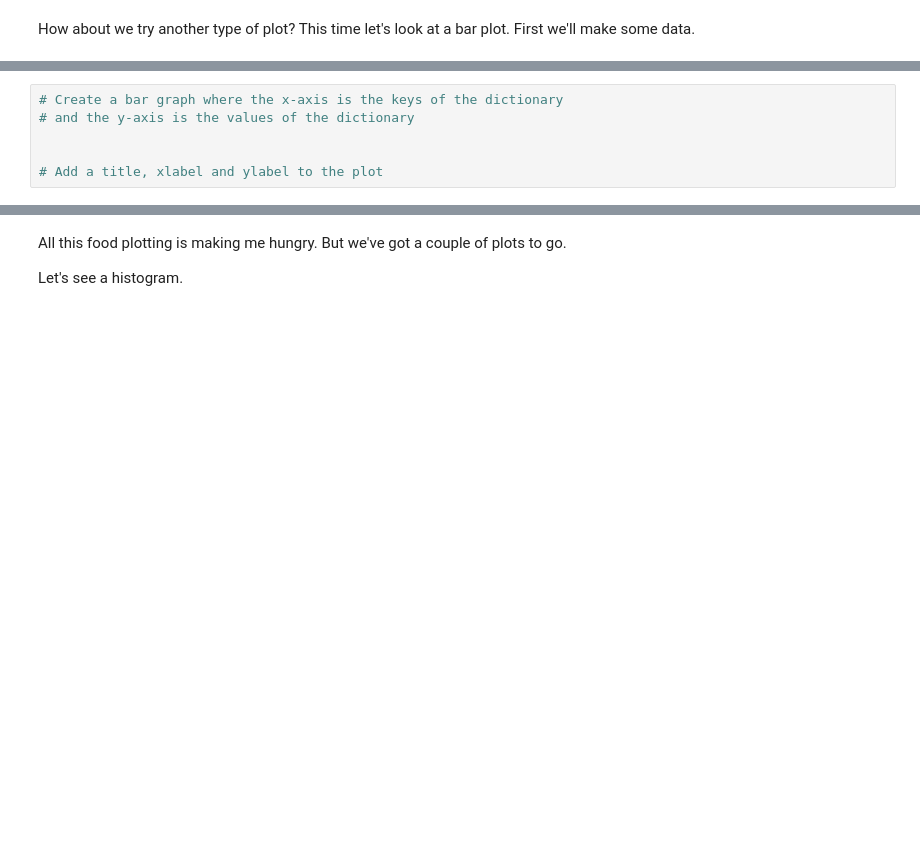
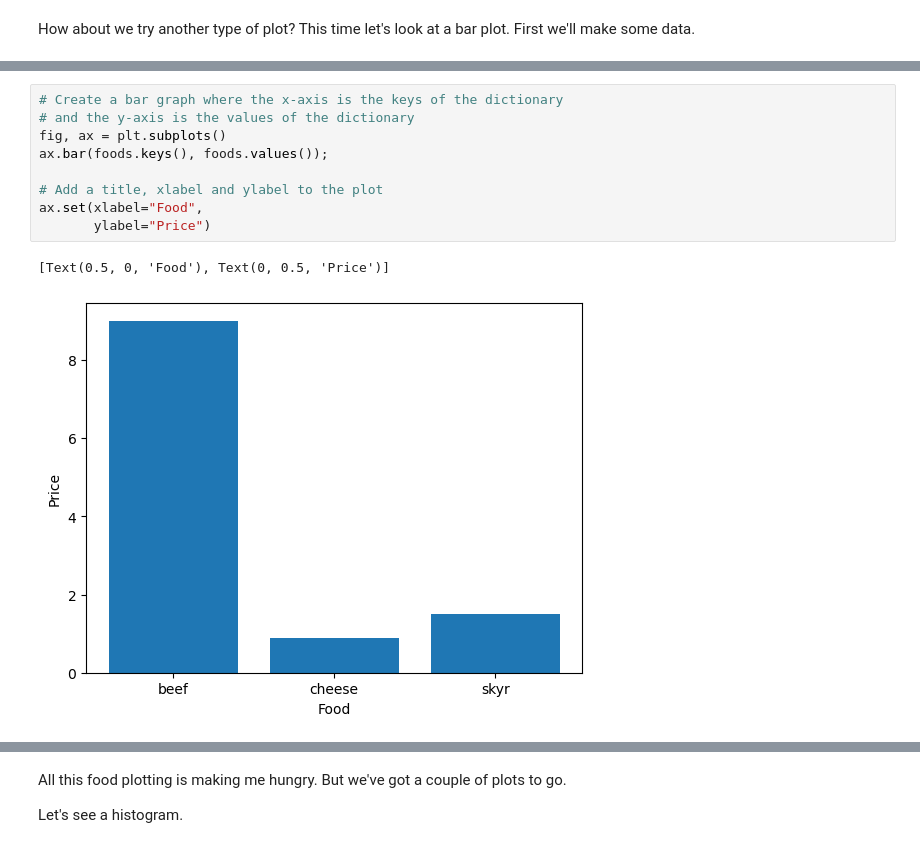
Before and after one commit to pnowak2/learnjs, a Jupyter notebook: libraries/machine learning/complete-machine-learning-bootcamp-udemy/8-matplotlib/matplotlib-exercises.ipynb, the cells around one changed output, grey strips where cells are left out. Drawn from its saved outputs; the diff is of its cells as text; blank space fills up the shorter version.

```diff
--- a/libraries/machine learning/complete-machine-learning-bootcamp-udemy/8-matplotlib/matplotlib-exercises.ipynb
+++ b/libraries/machine learning/complete-machine-learning-bootcamp-udemy/8-matplotlib/matplotlib-exercises.ipynb
@@ -99,8 +142,14 @@ How about we try another type of plot? This time let's look at a bar plot. First
 # %%
 # Create a bar graph where the x-axis is the keys of the dictionary
 # and the y-axis is the values of the dictionary
-
+fig, ax = plt.subplots()
+ax.bar(foods.keys(), foods.values());
 
 # Add a title, xlabel and ylabel to the plot
+ax.set(xlabel="Food",
+       ylabel="Price")
+# %% [output]
+[Text(0.5, 0, 'Food'), Text(0, 0.5, 'Price')]
+[figure, added]
 # %%
 # Make the same plot as above, except this time make the bars go horizontal
```
Also changed, not shown: parts of 15 cells of this notebook.
